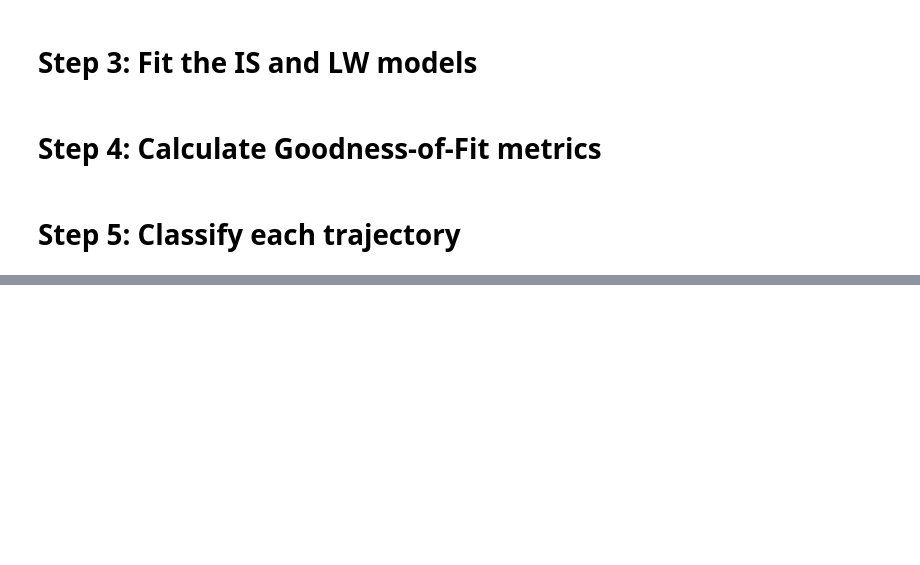
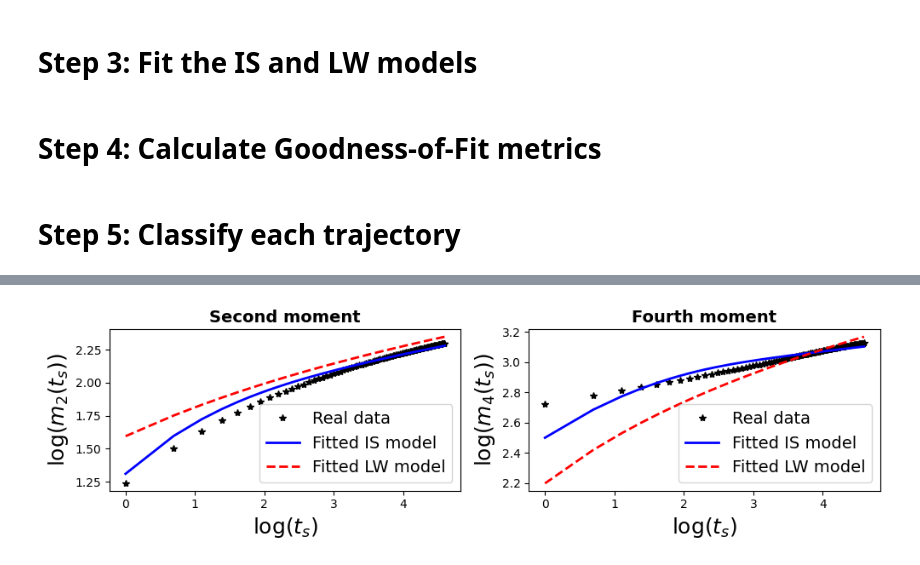
Before and after one commit to shailendrabhandari/IntLevPy, a Jupyter notebook: intermittent_levy/examples/example_notebook.ipynb, the cells around one changed output, grey strips where cells are left out. Drawn from its saved outputs; the diff is of its cells as text; code cells hidden in the pictures; blank space fills up the shorter version.

```diff
--- a/intermittent_levy/examples/example_notebook.ipynb
+++ b/intermittent_levy/examples/example_notebook.ipynb
@@ -190,35 +194,37 @@ plt.show()
 log_tau_list_plot = np.log(tau_list_plot)
 log_avg_real_m2_plot = np.log(avg_real_m2_plot)
 log_fitted_mom2_IS = np.log(fitted_mom2_IS)
 log_fitted_mom2_LW = np.log(fitted_mom2_LW)
 
 log_avg_real_m4_plot = np.log(avg_real_m4_plot)
 log_fitted_mom4_IS = np.log(fitted_mom4_IS)
 log_fitted_mom4_LW = np.log(fitted_mom4_LW)
 
 plt.figure(figsize=(10, 3))
 # Plotting M2 (log-log)
 plt.subplot(1, 2, 1)
 plt.plot(log_tau_list_plot, log_avg_real_m2_plot, '*', color='black', label='Real data')
 plt.plot(log_tau_list_plot, log_fitted_mom2_IS, '-', color='blue', linewidth=2, label='Fitted IS model')
 plt.plot(log_tau_list_plot, log_fitted_mom2_LW, '--', color='red', linewidth=2, label='Fitted LW model')
 plt.xlabel('$\log(t_s)$', fontsize=18, fontweight='bold')
 plt.ylabel('$\log(m_2(t_s))$', fontsize=18, fontweight='bold')
-plt.title('Second moment (log-log)', fontsize=14, fontweight='bold')
+plt.title('Second moment', fontsize=14, fontweight='bold')
 plt.legend(fontsize=14, loc='lower right')
 
 # Plotting M4 (log-log)
 plt.subplot(1, 2, 2)
 plt.plot(log_tau_list_plot, log_avg_real_m4_plot, '*', color='black', label='Real data')
 plt.plot(log_tau_list_plot, log_fitted_mom4_IS, '-', color='blue', linewidth=2, label='Fitted IS model')
 plt.plot(log_tau_list_plot, log_fitted_mom4_LW, '--', color='red', linewidth=2, label='Fitted LW model')
 plt.xlabel('$\log(t_s)$', fontsize=18, fontweight='bold')
 plt.ylabel('$\log(m_4(t_s))$', fontsize=18, fontweight='bold')
-plt.title('Fourth moment (log-log)', fontsize=14, fontweight='bold')
+plt.title('Fourth moment', fontsize=14, fontweight='bold')
 plt.legend(fontsize=14, loc='lower right')
 plt.tight_layout()
 plt.savefig('fitting_log_transformed.pdf', dpi=600, format='pdf', bbox_inches='tight')
 plt.show()
+# %% [output]
+[figure, added]
 # %%
 # Load the saved data
 levy_m2 = np.loadtxt('results/levy/lev_generated_logdx2_list.txt')
```
Also changed, not shown: parts of 4 cells of this notebook, 3 other files.
